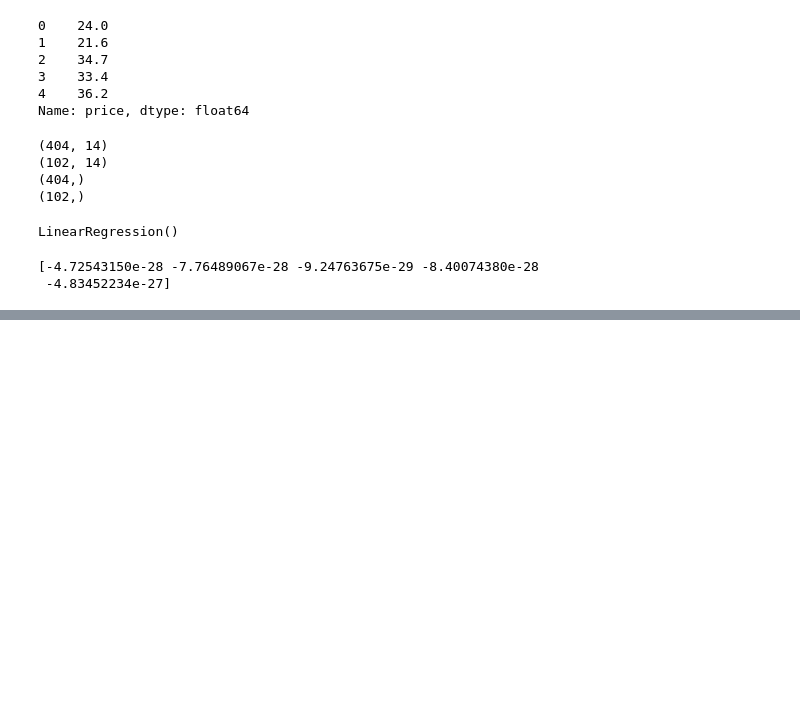
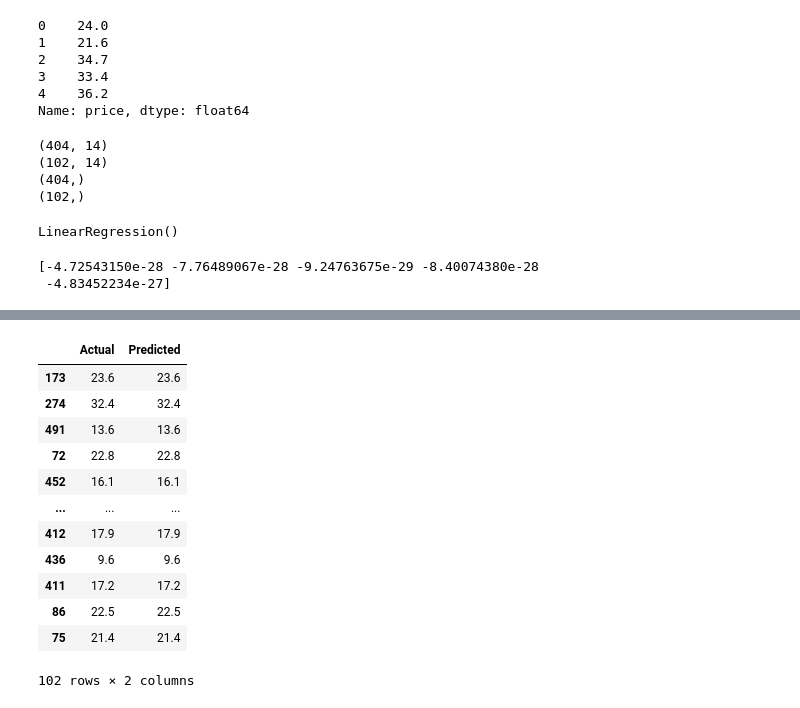
Before and after one commit to Mayank2014l/Training-Questions, a Jupyter notebook: 94.overfitting.ipynb, the cells around one changed output, grey strips where cells are left out. Cells and saved outputs as stored; diff of their text form; code cells hidden in the pictures; blank space fills up the shorter version.

```diff
--- a/94.overfitting.ipynb
+++ b/94.overfitting.ipynb
@@ -236,0 +242,2 @@ print(mse)
+# %%
+model.fit(X_train,y_train)
@@ -236,0 +246,3 @@ print(mse)
+# %%
+y_pred = model.predict(X_test)
+y_pred
@@ -236,0 +260,17 @@ print(mse)
+# %%
+compare_df = pd.DataFrame({"Actual":y_test,"Predicted":y_pred})
+compare_df
+# %% [output]
+|  | Actual | Predicted |
+| 173 | 23.6 | 23.6 |
+| 274 | 32.4 | 32.4 |
+| 491 | 13.6 | 13.6 |
+| 72 | 22.8 | 22.8 |
+| 452 | 16.1 | 16.1 |
+| ... | ... | ... |
+| 412 | 17.9 | 17.9 |
+| 436 | 9.6 | 9.6 |
+| 411 | 17.2 | 17.2 |
+| 86 | 22.5 | 22.5 |
+| 75 | 21.4 | 21.4 |
+102 rows × 2 columns
```
Also changed, not shown: parts of 3 cells of this notebook.
